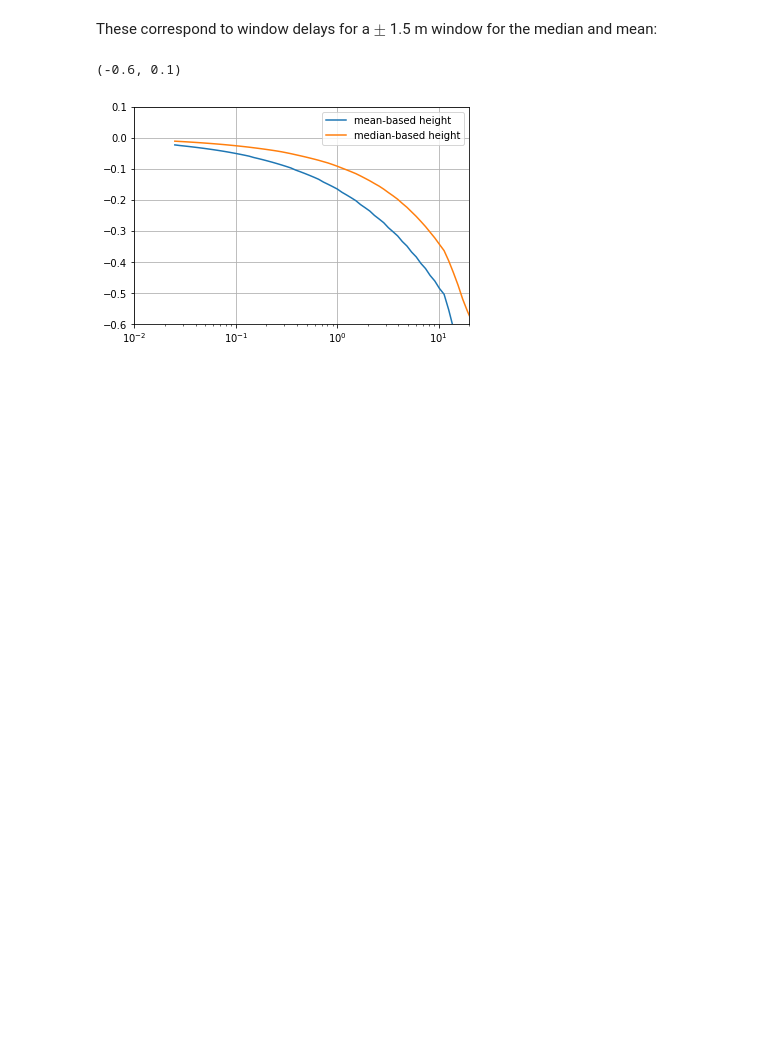
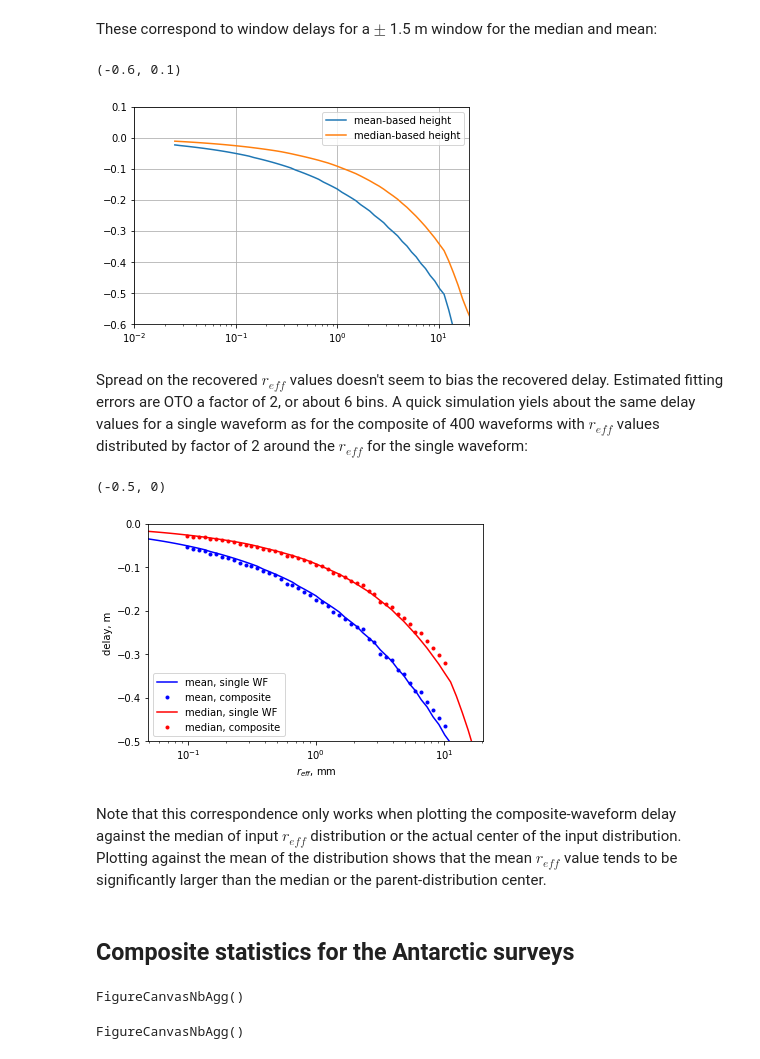
Before and after one commit to SmithB/ATM_waveform, a Jupyter notebook: composite_stats_plots.ipynb, the cells around one changed output. Saved outputs shown, nothing was run; the diff lists cells and outputs as text; code cells hidden in the pictures; blank space fills up the shorter version.

```diff
--- a/composite_stats_plots.ipynb
+++ b/composite_stats_plots.ipynb
@@ -33,3 +34,38 @@ plt.gca().set_ylim([-0.6, 0.1])
 # %% [output]
 (-0.6, 0.1)
 [figure]
+# %% [markdown]
+Spread on the recovered $r_{eff}$ values doesn't seem to bias the recovered delay.  Estimated fitting errors are OTO a factor of 2, or about 6 bins.  A quick simulation yiels about the same delay values for a single waveform as for the composite of 400 waveforms with $r_{eff}$ values distributed by factor of 2 around the $r_{eff}$ for the single waveform:
+# %%
+# a fitting error of a factor of 2 is equal to 6 bins, so start the calculation at bin 13 (2 sigma)
+ind_vals=np.arange(14, len(k0s)-13)
+dist_errors={field:np.zeros_like(ind_vals)+np.NaN for field in ['k0_med','k0_mean', 'k0_med_out','k0_mean_out']}
+
+for count, ind in enumerate(ind_vals):
+    k0_dist=k0s[ind] * 10**(np.log10(2)*np.random.randn(400))
+    k0_dist = k0_dist[(k0_dist >= k0s[1]) & (k0_dist <= k0s[-1])]
+    wf_composite = make_composite_wf(k0_dist, catalog)[0]
+    dist_errors['k0_med'][count]=np.median(k0_dist)
+    dist_errors['k0_mean'][count]=np.mean(k0_dist)
+    dist_errors['k0_mean_out'][count], dist_errors['k0_med_out'][count] = composite_stats(wf_composite, 20)[0:2]
+plt.figure()
+plt.semilogx(k0s[1:]*1000, (means[1:]-means[0])*-.15,'b', label='mean, single WF')
+#plt.semilogx(dist_errors['k0_med']*1000, (dist_errors['k0_mean_out']-means[0])*-.15,'b.', label='mean, composite')
+plt.semilogx(k0s[ind_vals]*1000, (dist_errors['k0_mean_out']-means[0])*-.15,'b.', label='mean, composite')
+
+plt.semilogx(k0s[1:]*1000, (meds[1:]-meds[0])*-.15,'r', label='median, single WF')
+#plt.semilogx(dist_errors['k0_med']*1000, (dist_errors['k0_med_out']-meds[0])*-.15,'r.', label='median, composite')
+plt.semilogx(k0s[ind_vals]*1000, (dist_errors['k0_med_out']-meds[0])*-.15,'r.', label='median, composite')
+
+plt.legend()
+plt.ylabel('delay, m')
+plt.xlabel('$r_{eff}$, mm')
+plt.gca().set_xlim([500*k0s[ind_vals[0]], 2000*k0s[ind_vals[-1]]])
+plt.gca().set_ylim([-0.5, 0])
+# %% [output]
+(-0.5, 0)
+[figure, added]
+# %% [markdown]
+Note that this correspondence only works when plotting the composite-waveform delay against the median of input $r_{eff}$ distribution or the actual center of the input distribution.  Plotting against the mean of the distribution shows that the mean $r_{eff}$ value tends to be significantly larger than the median or the parent-distribution center.
+# %% [markdown]
+## Composite statistics for the Antarctic surveys
@@ -35,0 +92,20 @@ plt.gca().set_ylim([-0.6, 0.1])
+# %%
+%matplotlib widget
+plt.figure(figsize=[10, 7]);
+MOA_1km.show(clim=[14000, 17000], cmap='gray')
+ii=np.argsort(D.t_med)[::5]
+plt.scatter(D.x[ii], D.y[ii], c=(D.t_ctr[ii]-t_tx_mean)*-.15, linewidth=0, cmap='Blues_r', vmin=-0.15, vmax=0);
+hb=plt.colorbar()
+hb.set_label('mean-based elevation bias, m')
+# %% [output]
+FigureCanvasNbAgg()
+# %%
+plt.figure(figsize=[10, 7]);
+
+MOA_1km.show(clim=[14000, 17000], cmap='gray')
+ii=np.argsort(D.t_med)[::2]
+plt.scatter(D.x[ii], D.y[ii], c=(D.t_med[ii]-t_tx_med)*-.15, linewidth=0, cmap='Blues_r', vmin=-0.15, vmax=0);
+hb=plt.colorbar()
+hb.set_label('median-based elevation bias, m')
+# %% [output]
+FigureCanvasNbAgg()
```
Also changed, not shown: parts of 5 cells of this notebook.
